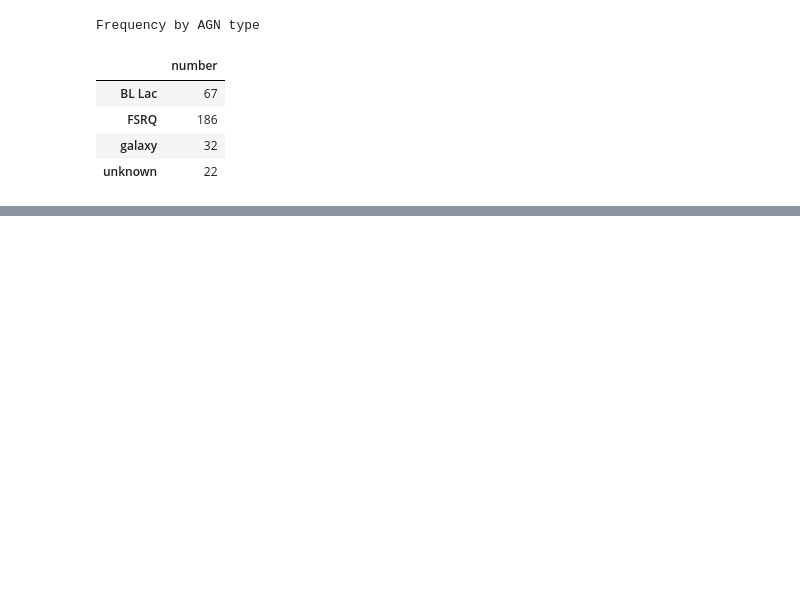
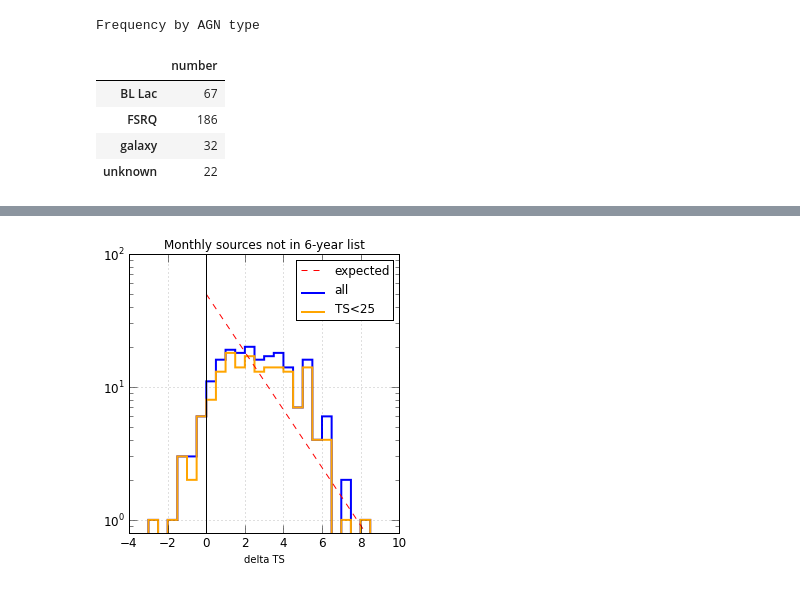
Before and after one commit to tburnett/Fermi-LAT, a Jupyter notebook: transients/BZCAT study.ipynb, the cells around one changed output, grey strips where cells are left out. Drawn from its saved outputs; the diff is of its cells as text; code cells hidden in the pictures; blank space fills up the shorter version.

```diff
--- a/transients/BZCAT study.ipynb
+++ b/transients/BZCAT study.ipynb
@@ -91,0 +87,16 @@ df.ix[df.notin6y & (df.tsmax>10) & (df.months>2)]['ts tsmax months type'.split()
+# %%
+reload(ti)
+# make a list of deltats for the new ones
+newnames = set(si.bzdf[si.bzdf.notin6y].index)
+d = dict()
+for bzm in  si.bzm: #loop over months
+    for name in set(bzm.index):#.intersection(newnames):
+        if name not in si.bz6.index: continue
+        rec = bzm.ix[name]
+        if (rec.ts<10 or np.isnan(rec.ts)
+            or np.isnan(rec.deltats)): continue
+        d[name]=dict(adeltats=rec.deltats,ts=rec.ts)
+t = pd.DataFrame(d).T
+ti.delta_ts_figure(t, title='Monthly sources not in 6-year list');
+# %% [output]
+[figure, added]
```
Also changed, not shown: parts of 21 cells of this notebook, 1 other file.
